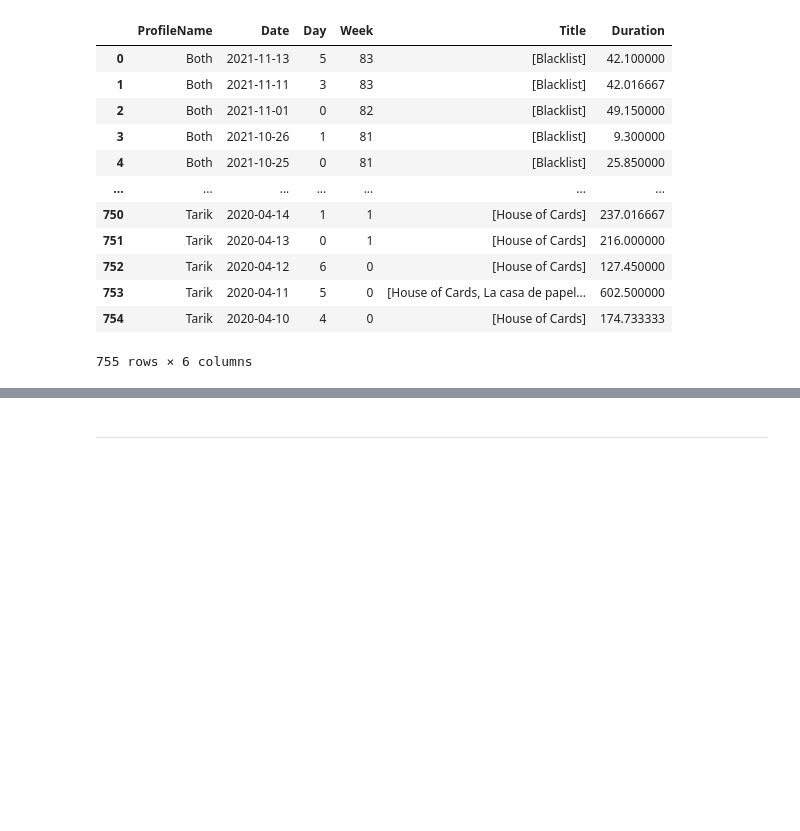
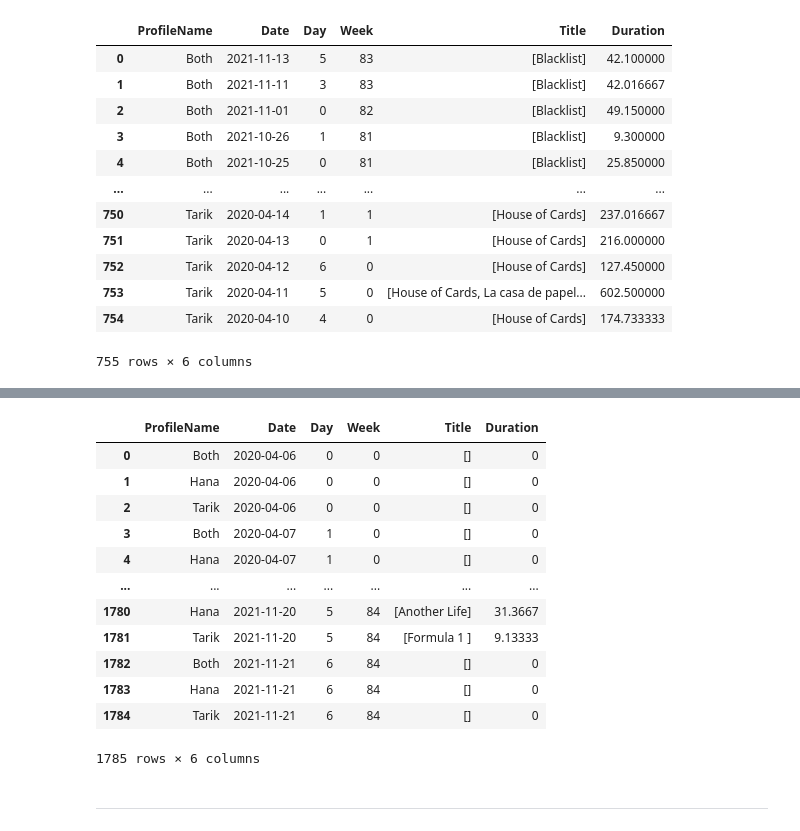
Before and after one commit to boumaza-sebia/dataviz-netflix, a Jupyter notebook: python/data.ipynb, the cells around one changed output, grey strips where cells are left out. Saved outputs shown, nothing was run; the diff lists cells and outputs as text; code cells hidden in the pictures; blank space fills up the shorter version.

Commit message:
ajout toutes les dates

```diff
--- a/python/data.ipynb
+++ b/python/data.ipynb
@@ -228,3 +264,56 @@ df_viewing_activity
+# %%
+profiles = ["Both", "Hana", "Tarik"]
+
+def build_empty_row(profile_, date_):
+    return {"Date": date_, "ProfileName" : profile_,
+            "Day": get_day_number(date_), "Week": get_week_number(date_),
+            "Title": [], "Duration" : 0}
+
+#def build_row()
+
+dict_viewing_activity = {}
+
+for d in days_list:
+    temp = df_viewing_activity[df_viewing_activity["Date"] == d]
+    dict_viewing_activity[d] = {}
+    for p in profiles:
+        dict_viewing_activity[d][p] = build_empty_row(p, d)
+
+for d in days_list:
+    temp = df_viewing_activity[df_viewing_activity["Date"] == d]
+    dict_viewing_activity[d] = {}
+    for p in profiles:
+        dict_viewing_activity[d][p] = build_empty_row(p, d)
+
+for i in df_viewing_activity.index:
+    dict_viewing_activity[df_viewing_activity["Date"][i]][df_viewing_activity["ProfileName"][i]] = {"Date": df_viewing_activity["Date"][i], "ProfileName" : df_viewing_activity["ProfileName"][i],
+            "Day": df_viewing_activity["Day"][i], "Week": df_viewing_activity["Week"][i],
+            "Title": df_viewing_activity["Title"][i], "Duration" : df_viewing_activity["Duration"][i]}
+
+tuples = []
+for d, v in dict_viewing_activity.items():
+    for p, t in v.items():
+        tuples.append(t)
+# %%
+df = pd.DataFrame(columns=df_viewing_activity.columns)
+for t in tuples:
+    df = df.append(t, ignore_index=True)
+
+df
+# %% [output]
+|  | ProfileName | Date | Day | Week | Title | Duration |
+| 0 | Both | 2020-04-06 | 0 | 0 | [] | 0 |
+| 1 | Hana | 2020-04-06 | 0 | 0 | [] | 0 |
+| 2 | Tarik | 2020-04-06 | 0 | 0 | [] | 0 |
+| 3 | Both | 2020-04-07 | 1 | 0 | [] | 0 |
+| 4 | Hana | 2020-04-07 | 1 | 0 | [] | 0 |
+| ... | ... | ... | ... | ... | ... | ... |
+| 1780 | Hana | 2021-11-20 | 5 | 84 | [Another Life] | 31.3667 |
+| 1781 | Tarik | 2021-11-20 | 5 | 84 | [Formula 1 ] | 9.13333 |
+| 1782 | Both | 2021-11-21 | 6 | 84 | [] | 0 |
+| 1783 | Hana | 2021-11-21 | 6 | 84 | [] | 0 |
+| 1784 | Tarik | 2021-11-21 | 6 | 84 | [] | 0 |
+1785 rows × 6 columns
 # %%
 result = df_viewing_activity.to_json(orient="records")
 
```
Also changed, not shown: parts of 1 cell of this notebook, 1 other file.
